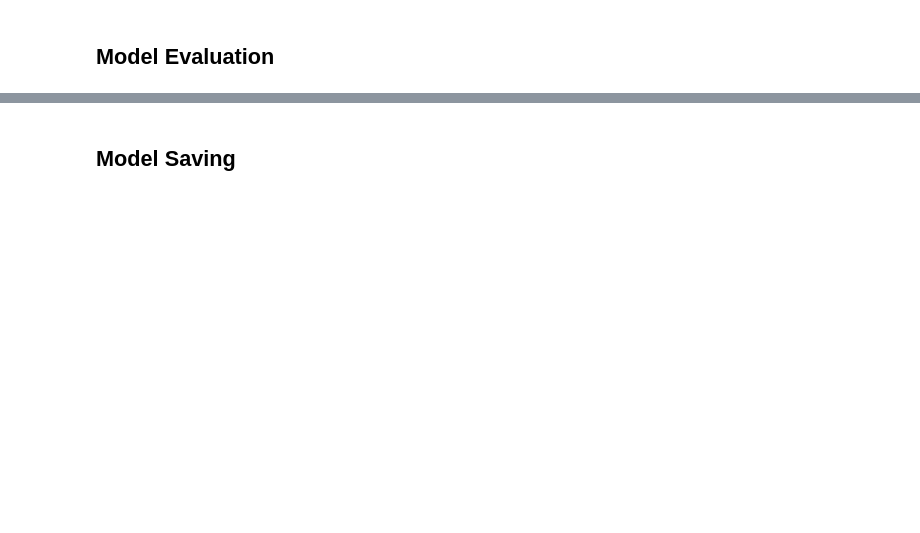
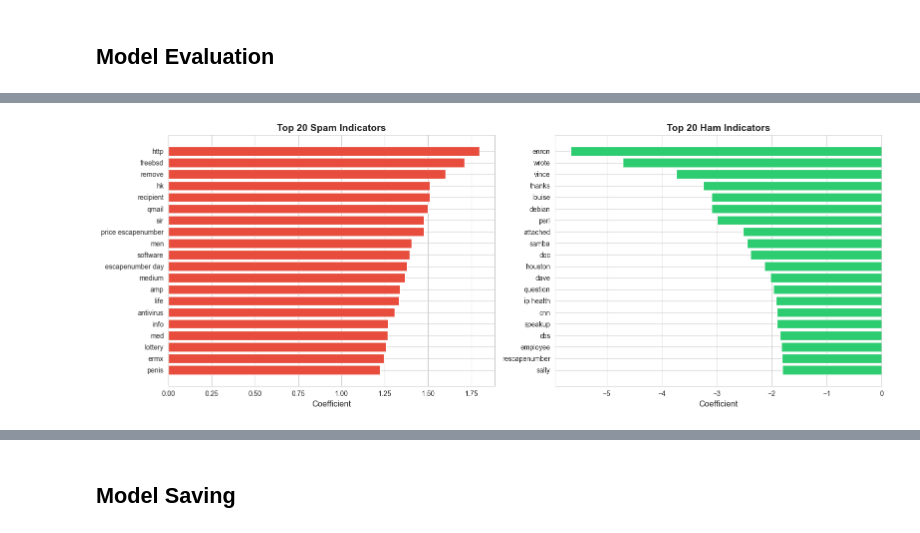
Before and after one commit to Hamdy005/Spam-Email-Classifier, a Jupyter notebook: notebooks/SVM.ipynb, the cells around one changed output, grey strips where cells are left out. Cells and saved outputs as stored; diff of their text form; code cells hidden in the pictures; blank space fills up the shorter version.

```diff
--- a/notebooks/SVM.ipynb
+++ b/notebooks/SVM.ipynb
@@ -39,0 +174,39 @@ from sklearn.metrics import classification_report
+# %%
+# 4. Top 20 Most Important Features (Words for Spam vs Ham)
+# Get feature names and coefficients
+feature_names = vectorizer.get_feature_names_out()
+coefficients = model.coef_[0]
+
+# Top spam indicators (positive coefficients)
+top_spam_indices = coefficients.argsort()[-20:][::-1]
+top_spam_words = [(feature_names[i], coefficients[i]) for i in top_spam_indices]
+
+# Top ham indicators (negative coefficients)
+top_ham_indices = coefficients.argsort()[:20]
+top_ham_words = [(feature_names[i], coefficients[i]) for i in top_ham_indices]
+
+# Plot
+fig, axes = plt.subplots(1, 2, figsize=(16, 6))
+
+# Spam words
+words_spam, coefs_spam = zip(*top_spam_words)
+axes[0].barh(range(len(words_spam)), coefs_spam, color='#e74c3c')
+axes[0].set_yticks(range(len(words_spam)))
+axes[0].set_yticklabels(words_spam)
+axes[0].set_xlabel('Coefficient', fontsize=12)
+axes[0].set_title('Top 20 Spam Indicators', fontsize=14, fontweight='bold')
+axes[0].invert_yaxis()
+
+# Ham words
+words_ham, coefs_ham = zip(*top_ham_words)
+axes[1].barh(range(len(words_ham)), coefs_ham, color='#2ecc71')
+axes[1].set_yticks(range(len(words_ham)))
+axes[1].set_yticklabels(words_ham)
+axes[1].set_xlabel('Coefficient', fontsize=12)
+axes[1].set_title('Top 20 Ham Indicators', fontsize=14, fontweight='bold')
+axes[1].invert_yaxis()
+
+plt.tight_layout()
+plt.show()
+# %% [output]
+[figure, added]
```
Also changed, not shown: parts of 11 cells of this notebook, 3 other files.
